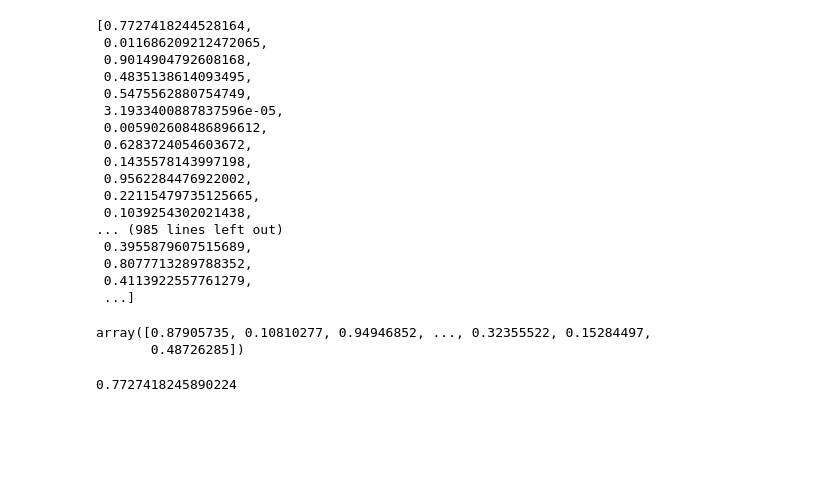
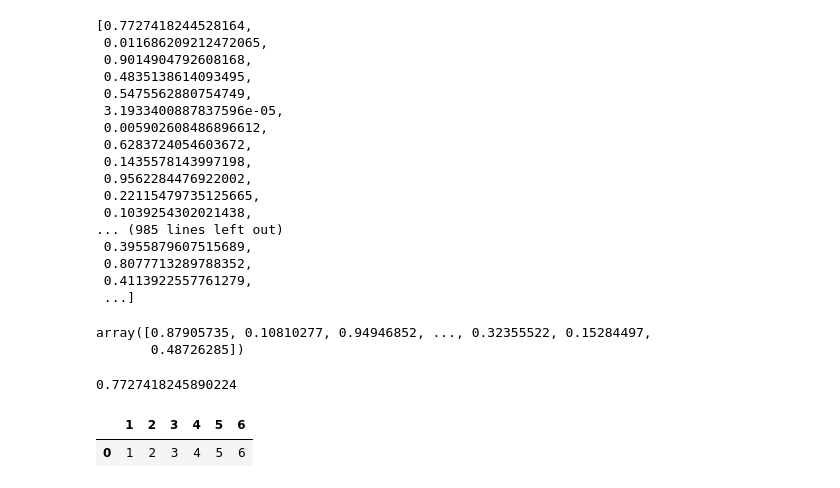
Before and after one commit to ai-se/Git_miner, a Jupyter notebook: Untitled1.ipynb, the cells around one changed output. Drawn from its saved outputs; the diff is of its cells as text; code cells hidden in the pictures; blank space fills up the shorter version.

```diff
--- a/Untitled1.ipynb
+++ b/Untitled1.ipynb
@@ -91,3 +91,12 @@ array([0.87905735, 0.10810277, 0.94946852, ..., 0.32355522, 0.15284497,
 # %%
 # %% [output]
 0.7727418245890224
+# %%
+import pandas as pd
+f = [[1,2,3,4,5,6]]
+df = pd.DataFrame(f,columns=['1','2','3','4','5',"6"])
+# %%
+df
+# %% [output]
+|  | 1 | 2 | 3 | 4 | 5 | 6 |
+| 0 | 1 | 2 | 3 | 4 | 5 | 6 |
```
Also changed, not shown: 1 other file.
